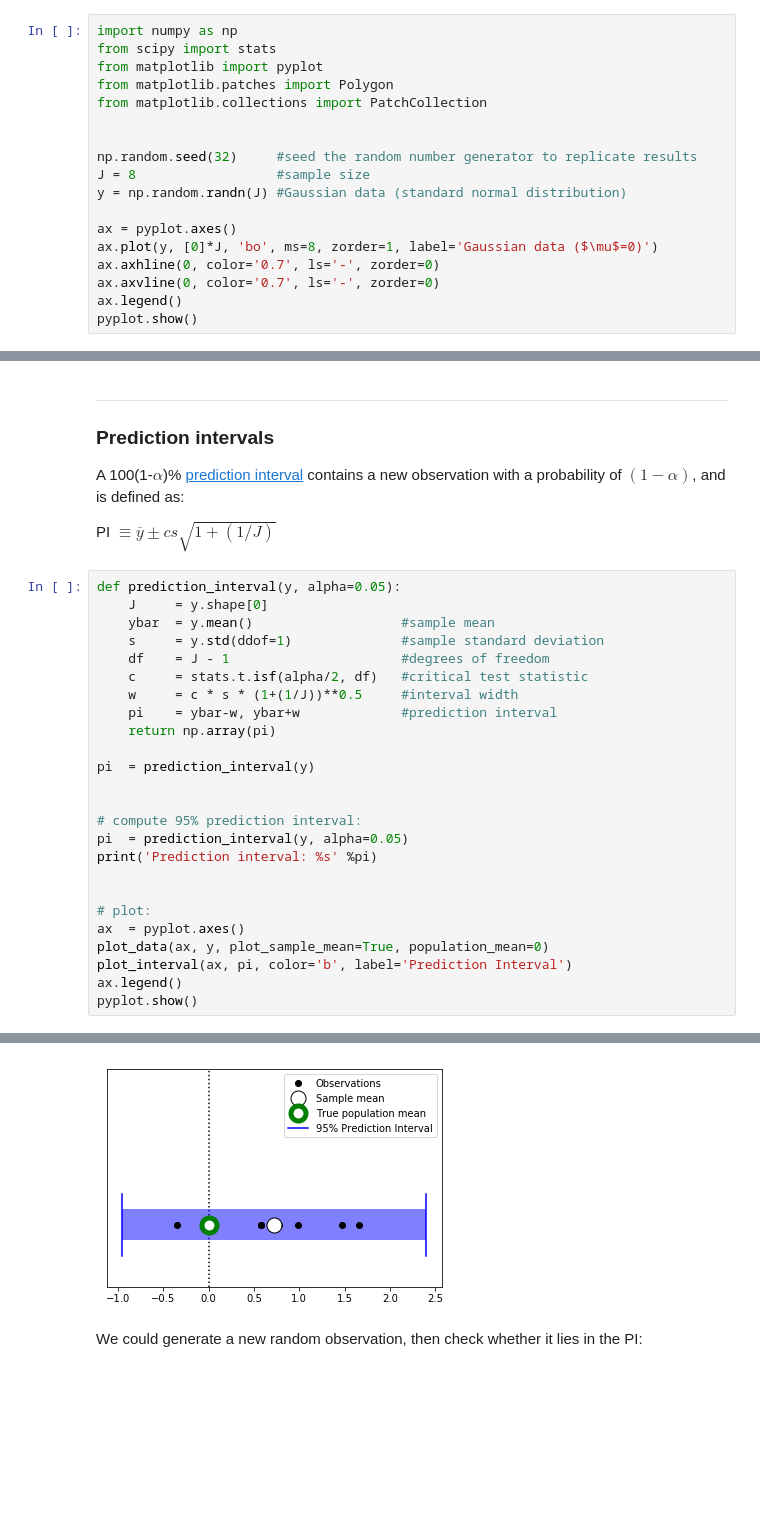
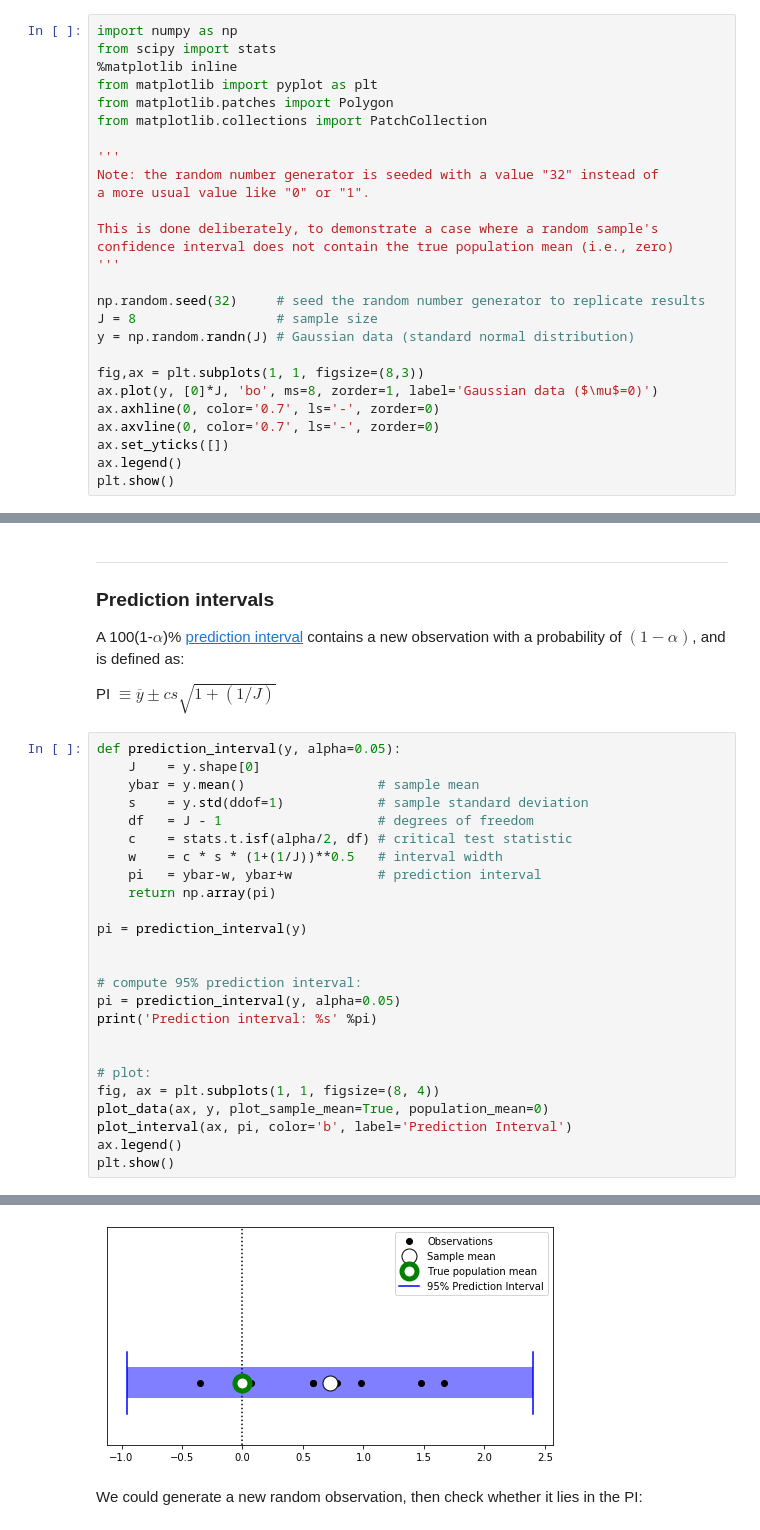
Before and after one commit to 0todd0000/cr1d, a Jupyter notebook: Notebooks/ipynb/AppendixA.ipynb, the cells around one changed output, grey strips where cells are left out. Saved outputs shown, nothing was run; the diff lists cells and outputs as text; blank space fills up the shorter version.

```diff
--- a/Notebooks/ipynb/AppendixA.ipynb
+++ b/Notebooks/ipynb/AppendixA.ipynb
@@ -68,19 +68,28 @@ To demonstrate the computation of a 95% CI, let's start with random data from th
 # %%
 import numpy as np
 from scipy import stats
-from matplotlib import pyplot
+%matplotlib inline
+from matplotlib import pyplot as plt
 from matplotlib.patches import Polygon
 from matplotlib.collections import PatchCollection
 
+'''
+Note: the random number generator is seeded with a value "32" instead of
+a more usual value like "0" or "1".
 
-np.random.seed(32)     #seed the random number generator to replicate results
-J = 8                  #sample size
-y = np.random.randn(J) #Gaussian data (standard normal distribution)
+This is done deliberately, to demonstrate a case where a random sample's
+confidence interval does not contain the true population mean (i.e., zero)
+'''
 
-ax = pyplot.axes()
+np.random.seed(32)     # seed the random number generator to replicate results
+J = 8                  # sample size
+y = np.random.randn(J) # Gaussian data (standard normal distribution)
+
+fig,ax = plt.subplots(1, 1, figsize=(8,3))
 ax.plot(y, [0]*J, 'bo', ms=8, zorder=1, label='Gaussian data ($\mu$=0)')
 ax.axhline(0, color='0.7', ls='-', zorder=0)
 ax.axvline(0, color='0.7', ls='-', zorder=0)
+ax.set_yticks([])
 ax.legend()
-pyplot.show()
+plt.show()
 # %% [output]
@@ -149,32 +167,32 @@ A 100(1-$\alpha$)% [prediction interval](https://en.wikipedia.org/wiki/Predictio
 PI $\equiv \overline{y} \pm cs \sqrt{1+(1/J)}$
 # %%
 def prediction_interval(y, alpha=0.05):
-    J     = y.shape[0]
-    ybar  = y.mean()                   #sample mean
-    s     = y.std(ddof=1)              #sample standard deviation
-    df    = J - 1                      #degrees of freedom
-    c     = stats.t.isf(alpha/2, df)   #critical test statistic
-    w     = c * s * (1+(1/J))**0.5     #interval width
-    pi    = ybar-w, ybar+w             #prediction interval
+    J    = y.shape[0]
+    ybar = y.mean()                 # sample mean
+    s    = y.std(ddof=1)            # sample standard deviation
+    df   = J - 1                    # degrees of freedom
+    c    = stats.t.isf(alpha/2, df) # critical test statistic
+    w    = c * s * (1+(1/J))**0.5   # interval width
+    pi   = ybar-w, ybar+w           # prediction interval
     return np.array(pi)
 
-pi  = prediction_interval(y)
+pi = prediction_interval(y)
 
 
 # compute 95% prediction interval:
-pi  = prediction_interval(y, alpha=0.05)
+pi = prediction_interval(y, alpha=0.05)
 print('Prediction interval: %s' %pi)
 
 
 # plot:
-ax  = pyplot.axes()
+fig, ax = plt.subplots(1, 1, figsize=(8, 4))
 plot_data(ax, y, plot_sample_mean=True, population_mean=0)
 plot_interval(ax, pi, color='b', label='Prediction Interval')
 ax.legend()
-pyplot.show()
+plt.show()
 # %% [output]
 Prediction interval: [-0.95472155  2.39984136]
-[figure, old version]
+[figure, new version]
 # %% [markdown]
 We could generate a new random observation, then check whether it lies in the PI:
 # %%
```
Also changed, not shown: parts of 7 cells of this notebook, 7 other files.
